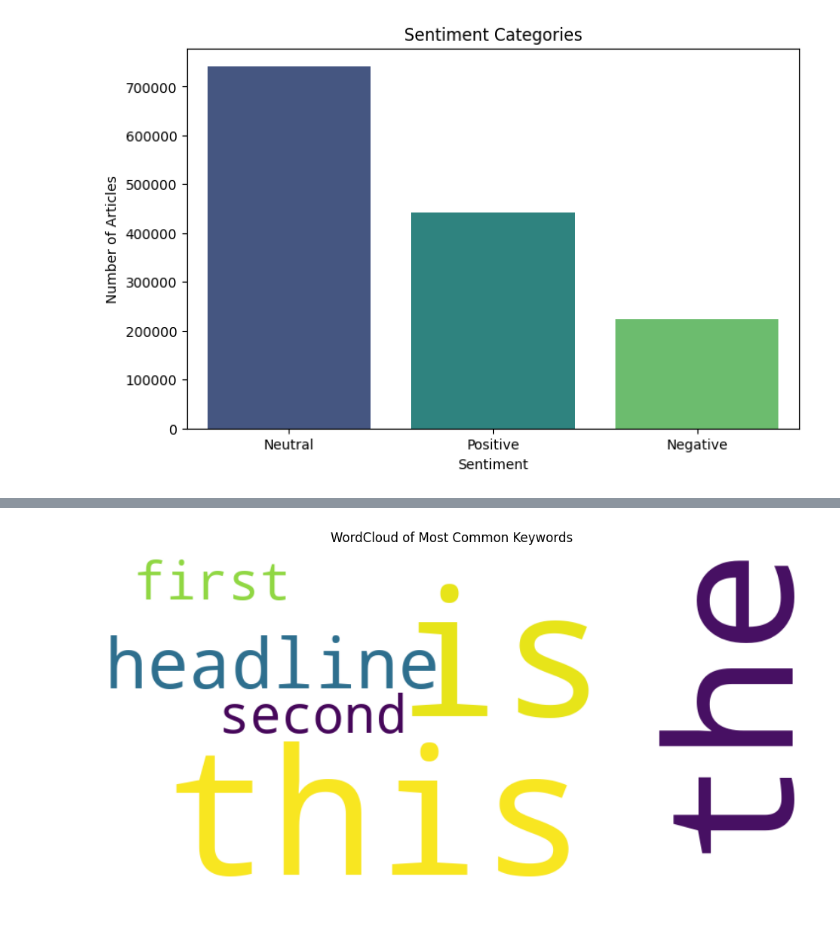
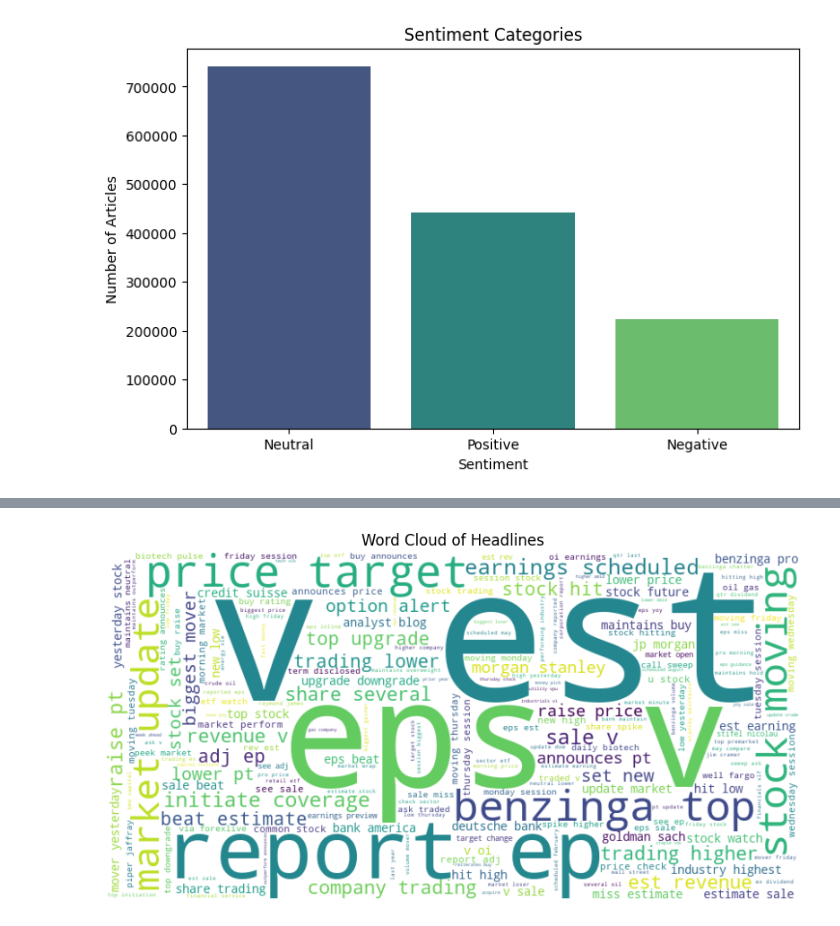
Before and after one commit to YonInsights/Financial-News-Sentiment-Analysis, a Jupyter notebook: notebooks/sentiment_analysis.ipynb, the cells around one changed output, grey strips where cells are left out. Cells and saved outputs as stored; diff of their text form; code cells hidden in the pictures.

```diff
--- a/notebooks/sentiment_analysis.ipynb
+++ b/notebooks/sentiment_analysis.ipynb
@@ -10,24 +70,15 @@ True
 # %%
-import pandas as pd
-import matplotlib.pyplot as plt
-import seaborn as sns
-from nltk.sentiment.vader import SentimentIntensityAnalyzer
-import nltk
-
-# Download VADER lexicon if not already downloaded
-nltk.download('vader_lexicon')
-
-# Load dataset
-data_path = r"D:\Kifya_training\Week 1\Technical  Content\Data\raw_analyst_ratings.csv"
-df = pd.read_csv(data_path)
 
 # Initialize VADER sentiment intensity analyzer
 sia = SentimentIntensityAnalyzer()
 
+# Handle missing or null values in the 'headline' column
+df['headline'] = df['headline'].fillna("")
+
 # Compute sentiment polarity using VADER
 df['sentiment_score'] = df['headline'].apply(lambda x: sia.polarity_scores(x)['compound'])
 
-# Categorize sentiment into Positive, Neutral, Negative
+# Categorize sentiment
 def categorize_sentiment(score):
     if score > 0.05:
         return "Positive"
@@ -38,6 +89,7 @@ def categorize_sentiment(score):
 
 df['sentiment_category'] = df['sentiment_score'].apply(categorize_sentiment)
 
-# Preview the updated dataset
+# Display results
+print("Sentiment Analysis Completed!")
 print(df[['headline', 'sentiment_score', 'sentiment_category']].head())
 # %% [output]
@@ -154,13 +182,19 @@ Most Common Keywords: [('this', 2), ('is', 2), ('the', 2), ('headline', 2), ('fi
 # %%
-# Word Frequency Visualization
-from wordcloud import WordCloud
-import matplotlib.pyplot as plt
+#  Word Cloud Visualization
+# Combine all cleaned text into a single string
+text = " ".join(df['cleaned_text'])
 
-wordcloud = WordCloud(width=800, height=400, background_color='white').generate_from_frequencies(word_freq)
-plt.figure(figsize=(12, 6))
-plt.imshow(wordcloud, interpolation='bilinear')
-plt.axis("off")
-plt.title("WordCloud of Most Common Keywords")
-plt.show()
+if text.strip():
+    # Generate Word Cloud
+    wordcloud = WordCloud(width=800, height=400, background_color='white').generate(text)
+
+    # Display Word Cloud
+    plt.figure(figsize=(10, 6))
+    plt.imshow(wordcloud, interpolation='bilinear')
+    plt.axis('off')
+    plt.title("Word Cloud of Headlines")
+    plt.show()
+else:
+    print("No cleaned text available for Word Cloud visualization.")
 # %% [output]
-[figure, old version]
+[figure, new version]
```
Also changed, not shown: parts of 10 cells of this notebook.
